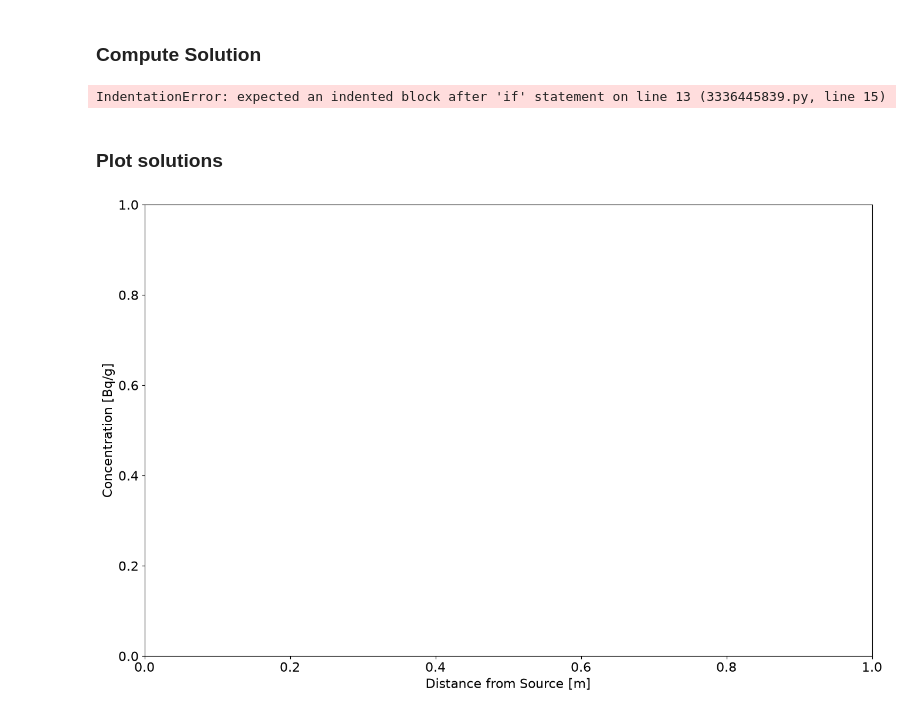
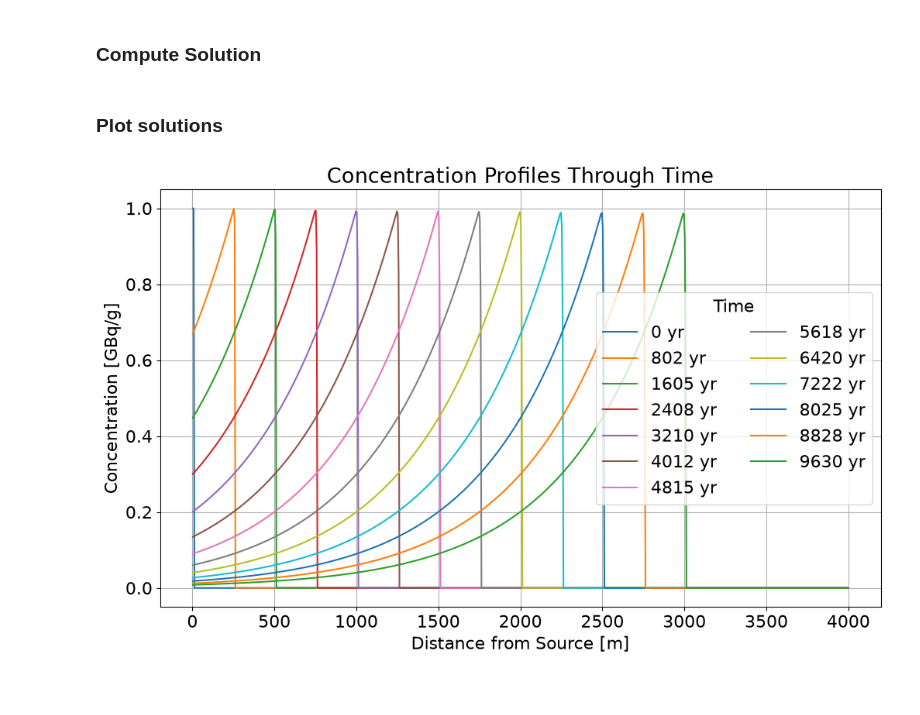
Before and after one commit to bgaffne/GEOS-518-BVG26-psets, a Jupyter notebook: mod05-1D-Advection-Assignment.ipynb, the cells around one changed output. Drawn from its saved outputs; the diff is of its cells as text; code cells hidden in the pictures.

```diff
--- a/mod05-1D-Advection-Assignment.ipynb
+++ b/mod05-1D-Advection-Assignment.ipynb
@@ -92,39 +87,35 @@ C = np.zeros((Nx,Nt))
 # %% [markdown]
 ### Compute Solution
 # %%
-for i in np.arange(Nt):
+C = np.zeros((Nx, Nt))
 
-    # Get initial conditions
-    if (i==0):
-        Cprev = c0
-    else:
-        Cprev = C[:,i-1]
+for i in range(Nt):
+    Cprev = c0 if i == 0 else C[:, i - 1]
+    Cnext = np.zeros(Nx)
 
-    Cnext = np.zeros((Nx))
+    for j in range(Nx):
+        if j == 0:
+            Cnext[j] = csource[i]
+        else:
+            Cnext[j] = Cprev[j] + Courant * (Cprev[j - 1] - Cprev[j])
 
-    for j in np.arange(Nx):
-
-        if (j==0):
-
-        else:
-
-    C[:,i] = Cnext
+    C[:, i] = Cnext
-# %% [output]
-IndentationError: expected an indented block after 'if' statement on line 13 (3336445839.py, line 15)
 # %% [markdown]
 ### Plot solutions
-# %%
-## First off, let's change the font size for all of our plots to be more legible
-plt.rcParams.update({'font.size': 16})
-plt.figure(figsize=(16,10))
-
-
-
-plt.ylabel('Concentration [Bq/g]')
-plt.xlabel('Distance from Source [m]')
-plt.show()
-# %% [output]
-[figure, removed]
+# %%
+fig, ax = plt.subplots(figsize=(12, 7))
+
+for p in range(0, Nt, 50):
+    ax.plot(x, C[:, p], label=f'{t[p]:.0f} yr')
+
+ax.set_xlabel('Distance from Source [m]')
+ax.set_ylabel('Concentration [GBq/g]')
+ax.set_title('Concentration Profiles Through Time')
+ax.legend(title='Time', ncol=2)
+ax.grid(True)
+plt.show()
+# %% [output]
+[figure, added]
 # %%
 xx,tt = np.meshgrid(t,x)
 
```
Also changed, not shown: parts of 4 cells of this notebook.
